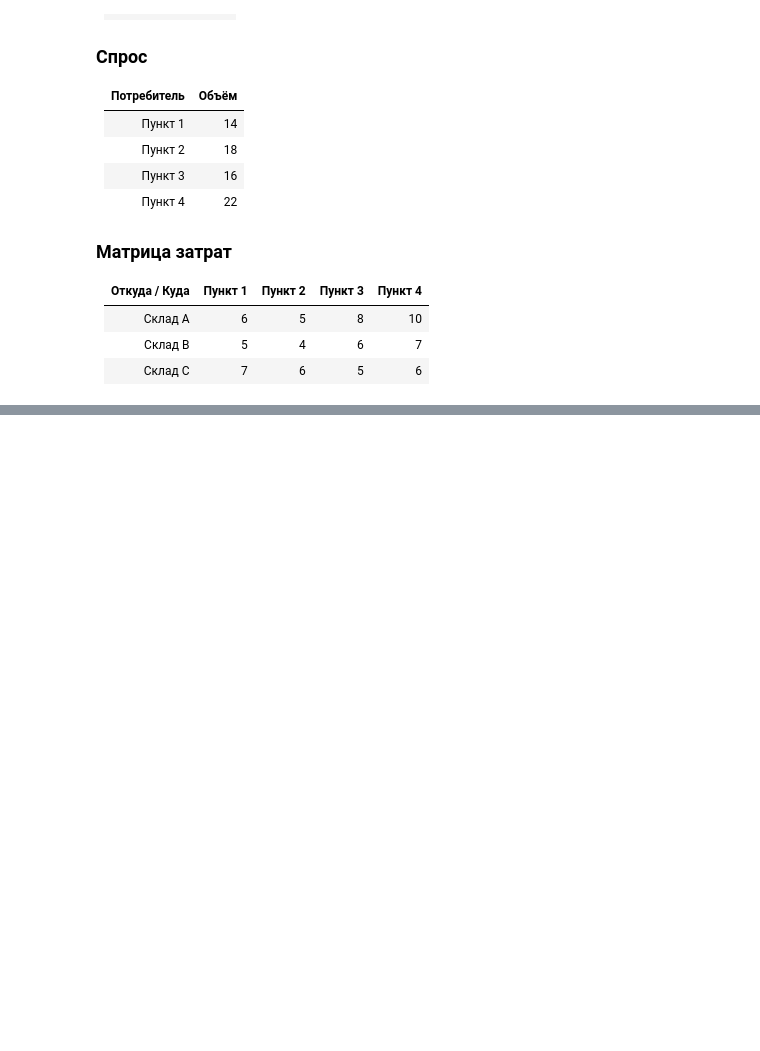
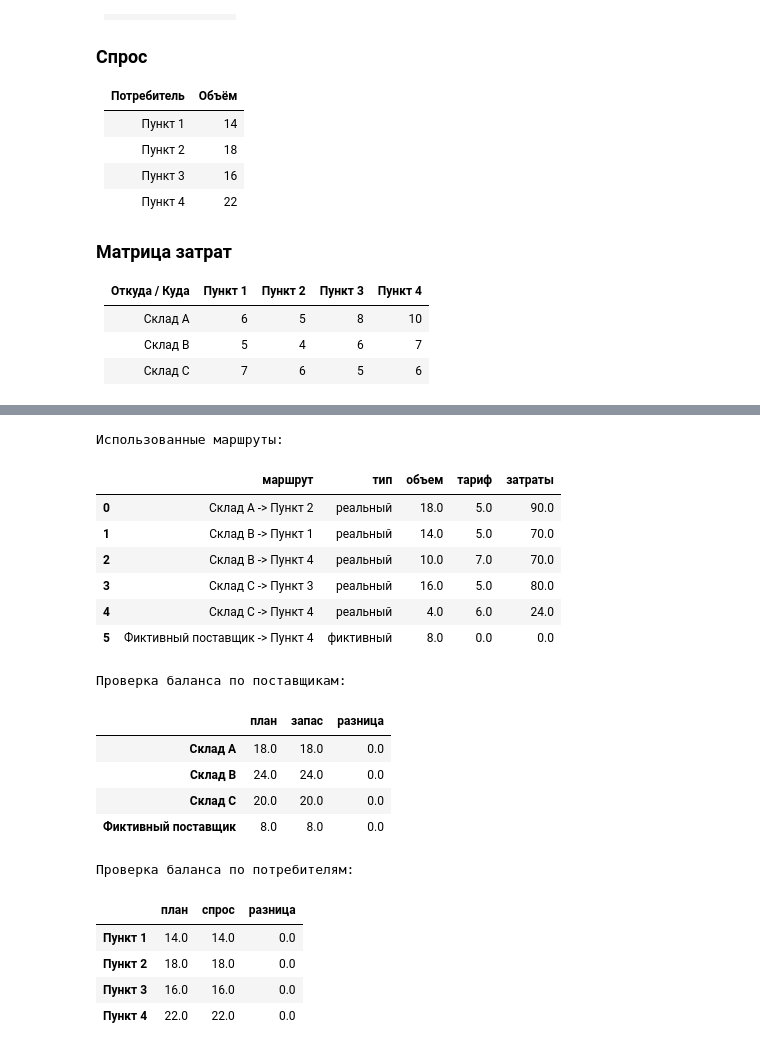
Before and after one commit to remote-worker-prof/edu-operations-research, a Jupyter notebook: 02-lab-transport-problem/examples-military/lab_02_example_military_03.ipynb, the cells around one changed output, grey strips where cells are left out. Cells and saved outputs as stored; diff of their text form; code cells hidden in the pictures; blank space fills up the shorter version.

```diff
--- a/02-lab-transport-problem/examples-military/lab_02_example_military_03.ipynb
+++ b/02-lab-transport-problem/examples-military/lab_02_example_military_03.ipynb
@@ -126,20 +35,0 @@ display(cost_df)
-# %%
-used_routes = []
-for supplier in plan_df.index:
-    for consumer in plan_df.columns:
-        value = float(plan_df.loc[supplier, consumer])
-        if value > 1e-9:
-            used_routes.append({
-                'маршрут': f'{supplier} -> {consumer}',
-                'объём': round(value, 2),
-                'тариф': float(cost_df.loc[supplier, consumer]),
-                'затраты': round(value * float(cost_df.loc[supplier, consumer]), 2),
-            })
-
-used_routes_df = pd.DataFrame(used_routes)
-print('Использованные маршруты:')
-display(used_routes_df)
-print('Проверка баланса по поставщикам:')
-display(pd.DataFrame({'план': plan_df.sum(axis=1), 'запас': balanced_supplies}, index=plan_df.index))
-print('Проверка баланса по потребителям:')
-display(pd.DataFrame({'план': plan_df.sum(axis=0), 'спрос': balanced_demands}, index=plan_df.columns))
@@ -174,0 +515,54 @@ display(pd.DataFrame({'план': plan_df.sum(axis=0), 'спрос': balanced_de
+# %%
+# Step 5: list active routes and check feasibility of the optimal plan.
+used_routes_df = make_used_routes_frame(plan_df, cost_df)
+
+supply_check_df, demand_check_df = make_balance_check_frames(
+    plan_df,
+    balanced_supplies,
+    balanced_demands,
+)
+
+print("Использованные маршруты:")
+display(used_routes_df)
+
+print("Проверка баланса по поставщикам:")
+display(supply_check_df)
+
+print("Проверка баланса по потребителям:")
+display(demand_check_df)
+
+assert np.allclose(
+    supply_check_df["план"],
+    supply_check_df["запас"],
+), "Суммы по строкам должны совпадать с запасами."
+
+assert np.allclose(
+    demand_check_df["план"],
+    demand_check_df["спрос"],
+), "Суммы по столбцам должны совпадать со спросом."
+
+assert np.allclose(
+    float((plan_df * cost_df).to_numpy().sum()),
+    result.fun,
+), "Стоимость по таблицам должна совпадать с result.fun."
+# %% [output]
+Использованные маршруты:
+|  | маршрут | тип | объем | тариф | затраты |
+| 0 | Склад A -> Пункт 2 | реальный | 18.0 | 5.0 | 90.0 |
+| 1 | Склад B -> Пункт 1 | реальный | 14.0 | 5.0 | 70.0 |
+| 2 | Склад B -> Пункт 4 | реальный | 10.0 | 7.0 | 70.0 |
+| 3 | Склад C -> Пункт 3 | реальный | 16.0 | 5.0 | 80.0 |
+| 4 | Склад C -> Пункт 4 | реальный | 4.0 | 6.0 | 24.0 |
+| 5 | Фиктивный поставщик -> Пункт 4 | фиктивный | 8.0 | 0.0 | 0.0 |
+Проверка баланса по поставщикам:
+|  | план | запас | разница |
+| Склад A | 18.0 | 18.0 | 0.0 |
+| Склад B | 24.0 | 24.0 | 0.0 |
+| Склад C | 20.0 | 20.0 | 0.0 |
+| Фиктивный поставщик | 8.0 | 8.0 | 0.0 |
+Проверка баланса по потребителям:
+|  | план | спрос | разница |
+| Пункт 1 | 14.0 | 14.0 | 0.0 |
+| Пункт 2 | 18.0 | 18.0 | 0.0 |
+| Пункт 3 | 16.0 | 16.0 | 0.0 |
+| Пункт 4 | 22.0 | 22.0 | 0.0 |
```
Also changed, not shown: parts of 7 cells of this notebook, 14 other files.
